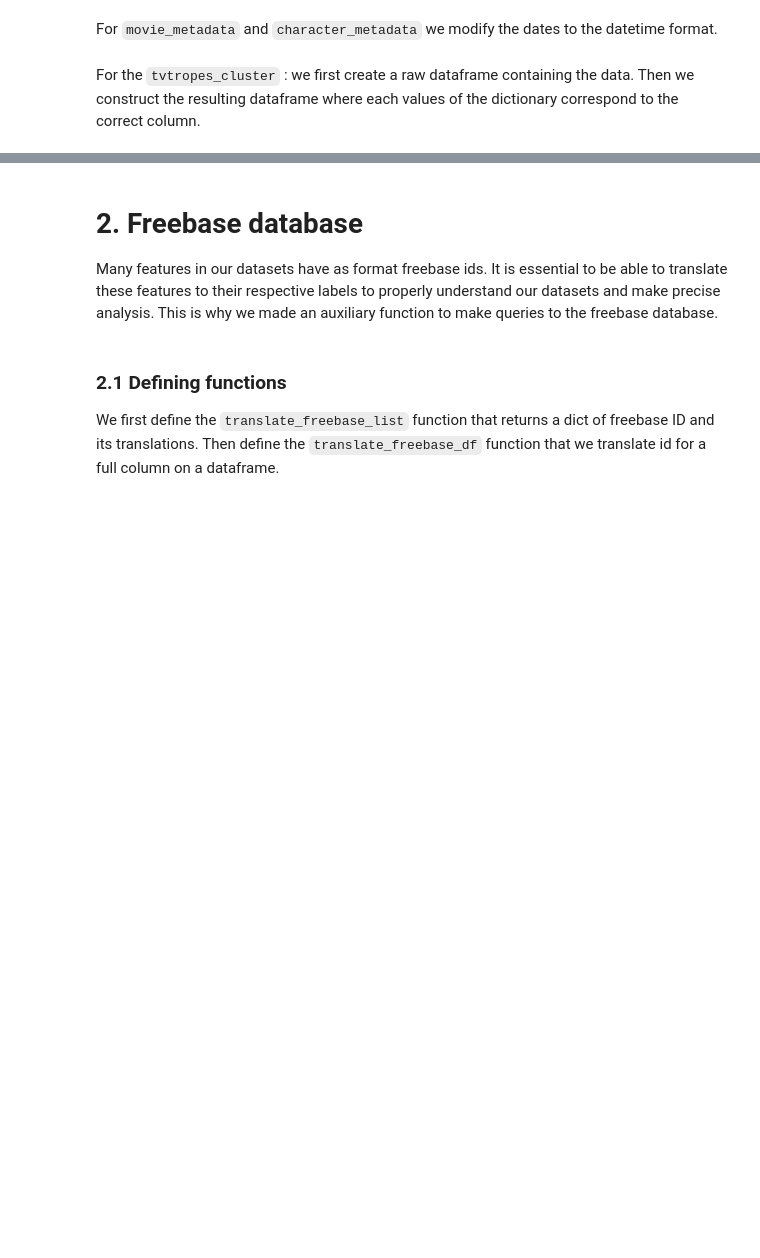
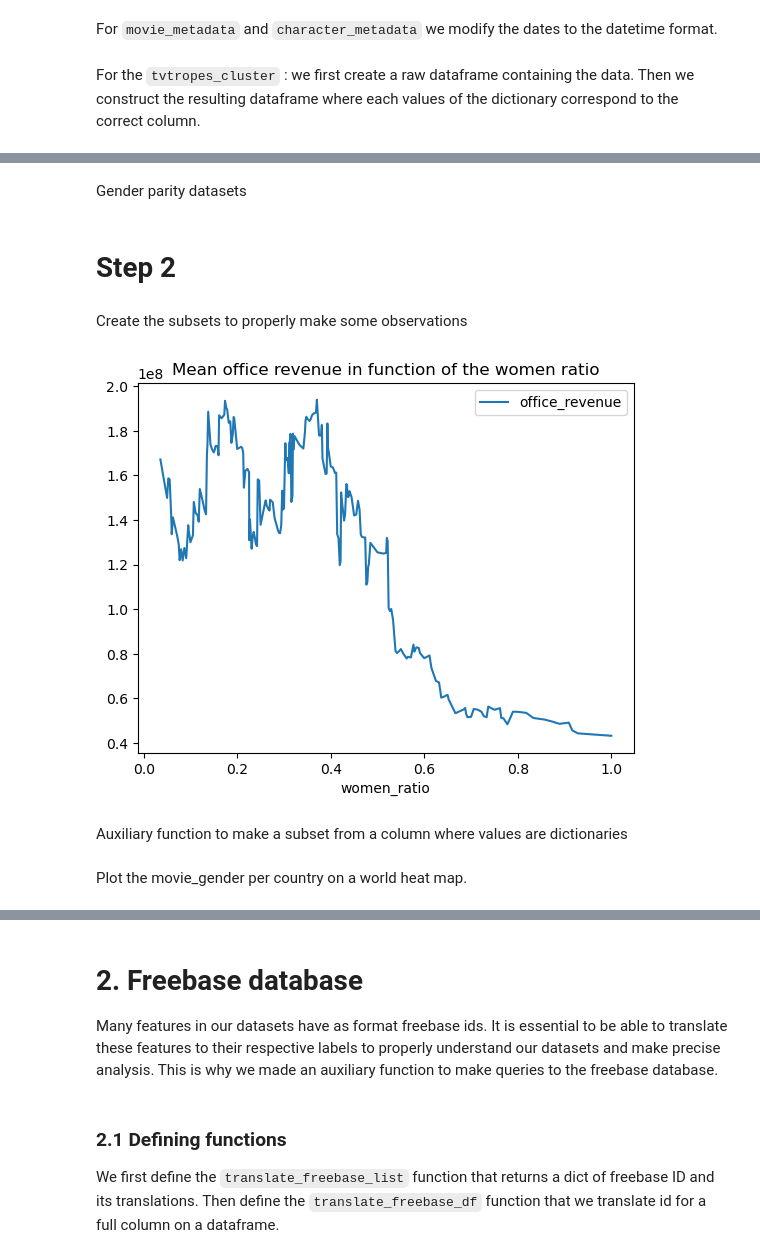
Before and after one commit to epfl-ada/ada-2022-project-teamrefuge2000, a Jupyter notebook: src/milestone 2.ipynb, the cells around one changed output, grey strips where cells are left out. Drawn from its saved outputs; the diff is of its cells as text; code cells hidden in the pictures; blank space fills up the shorter version.

Commit message:
step 2

```diff
--- a/src/milestone 2.ipynb
+++ b/src/milestone 2.ipynb
@@ -98,0 +103,31 @@ tvtropes_cluster  .to_csv(PROCESSED_TVTROPES,  index=False)
+# %%
+#calculate the ratio of female actors for each movie
+
+movie_gender = character_metadata.groupby(['wikipedia_movie_id', 'actor_gender']).size().unstack(fill_value=0)
+movie_gender['women_ratio'] = movie_gender['F'] / (movie_gender['M'] + movie_gender['F'])
+movie_gender = movie_gender['women_ratio'].reset_index()
+# %% [markdown]
+Gender parity datasets
+# %%
+movie_information = ['wikipedia_movie_id', 'movie_release_date', 'movie_name', 'office_revenue', 'countries', 'genres']
+gender_parity = pd.merge(movie_gender, movie_metadata[movie_information], on='wikipedia_movie_id').dropna()
+# %% [markdown]
+# Step 2
+# %% [markdown]
+Create the subsets to properly make some observations
+# %%
+#first by office revenue
+movie_gender_office_revenue = gender_parity[['women_ratio','office_revenue']].\
+    groupby('women_ratio')\
+    .agg({'office_revenue' : 'mean'})
+
+#make a mean by rolling windows to smooth up the function
+movie_gender_office_revenue = movie_gender_office_revenue.rolling(window=30, min_periods=1, center=False).mean()
+movie_gender_office_revenue = movie_gender_office_revenue.iloc[2:].reset_index()
+
+#now we can plot a graph
+movie_gender_office_revenue.plot(x='women_ratio', y='office_revenue', title="Mean office revenue in function of the women ratio") ;
+# %% [output]
+[figure, added]
+# %% [markdown]
+Auxiliary function to make a subset from a column where values are dictionaries
@@ -98,0 +150,2 @@ tvtropes_cluster  .to_csv(PROCESSED_TVTROPES,  index=False)
+# %% [markdown]
+Plot the movie_gender per country on a world heat map.
```
Also changed, not shown: parts of 16 cells of this notebook.
